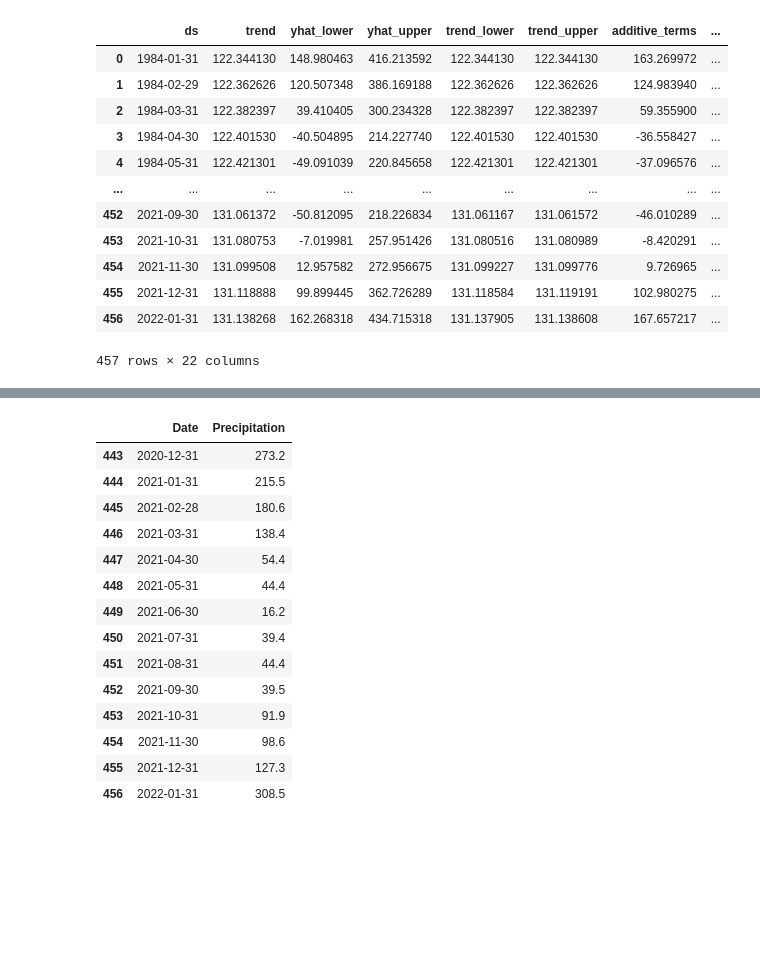
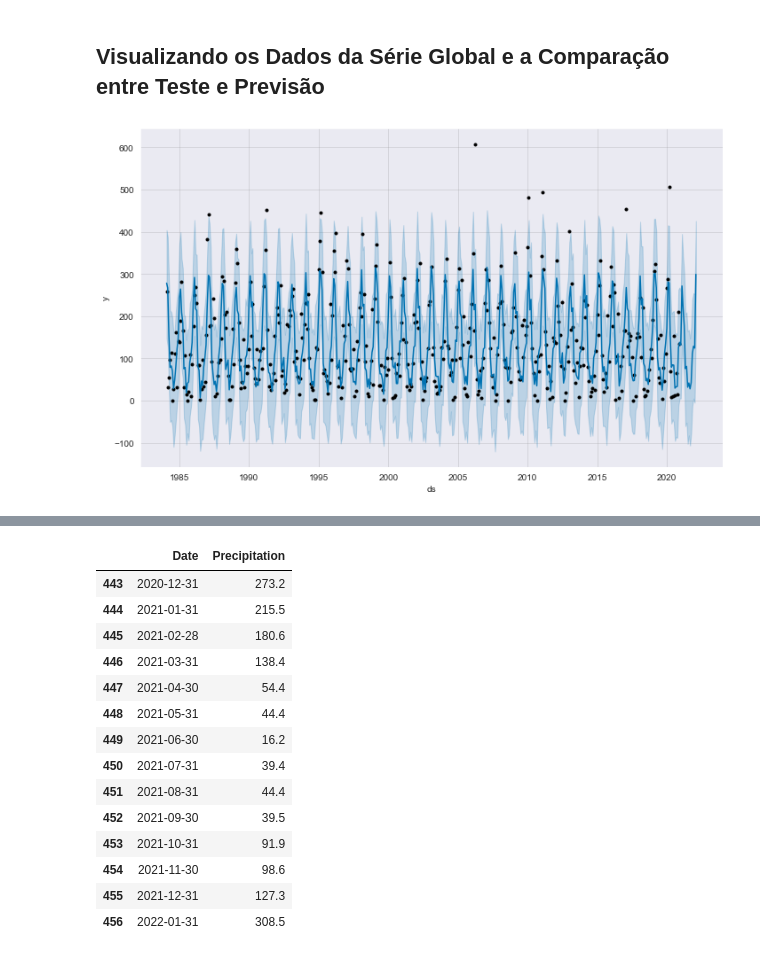
Before and after one commit to matheus-alv/time_series_precipitation, a Jupyter notebook: prophet_rainfall.ipynb, the cells around one changed output, grey strips where cells are left out. Drawn from its saved outputs; the diff is of its cells as text; code cells hidden in the pictures; blank space fills up the shorter version.

```diff
--- a/prophet_rainfall.ipynb
+++ b/prophet_rainfall.ipynb
@@ -12,4 +14,7 @@ Importing plotly failed. Interactive plots will not work.
 # %%
 import warnings
 warnings.filterwarnings("ignore")
+# %%
+sns.set_style("darkgrid")
+%matplotlib inline
 # %% [markdown]
@@ -66,20 +74,10 @@ future = model.make_future_dataframe(periods=14, freq='M')
 # %%
 rainfall_pred = model.predict(future)
-# %%
-rainfall_pred
-# %% [output]
-|  | ds | trend | yhat_lower | yhat_upper | trend_lower | trend_upper | additive_terms | ... |
-| 0 | 1984-01-31 | 122.344130 | 148.980463 | 416.213592 | 122.344130 | 122.344130 | 163.269972 | ... |
-| 1 | 1984-02-29 | 122.362626 | 120.507348 | 386.169188 | 122.362626 | 122.362626 | 124.983940 | ... |
-| 2 | 1984-03-31 | 122.382397 | 39.410405 | 300.234328 | 122.382397 | 122.382397 | 59.355900 | ... |
-| 3 | 1984-04-30 | 122.401530 | -40.504895 | 214.227740 | 122.401530 | 122.401530 | -36.558427 | ... |
-| 4 | 1984-05-31 | 122.421301 | -49.091039 | 220.845658 | 122.421301 | 122.421301 | -37.096576 | ... |
-| ... | ... | ... | ... | ... | ... | ... | ... | ... |
-| 452 | 2021-09-30 | 131.061372 | -50.812095 | 218.226834 | 131.061167 | 131.061572 | -46.010289 | ... |
-| 453 | 2021-10-31 | 131.080753 | -7.019981 | 257.951426 | 131.080516 | 131.080989 | -8.420291 | ... |
-| 454 | 2021-11-30 | 131.099508 | 12.957582 | 272.956675 | 131.099227 | 131.099776 | 9.726965 | ... |
-| 455 | 2021-12-31 | 131.118888 | 99.899445 | 362.726289 | 131.118584 | 131.119191 | 102.980275 | ... |
-| 456 | 2022-01-31 | 131.138268 | 162.268318 | 434.715318 | 131.137905 | 131.138608 | 167.657217 | ... |
-457 rows × 22 columns
+# %% [markdown]
+## Visualizando os Dados da Série Global e a Comparação entre Teste e Previsão
+# %%
+final_model = model.plot(rainfall_pred)
+# %% [output]
+[figure, added]
 # %%
 previsao = rainfall_pred[['ds','yhat']].iloc[-14:]
```
Also changed, not shown: parts of 10 cells of this notebook, 1 other file.
